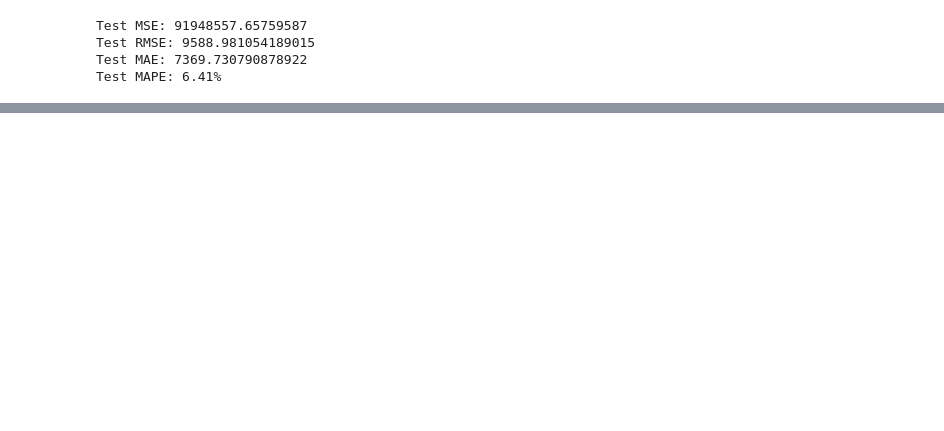
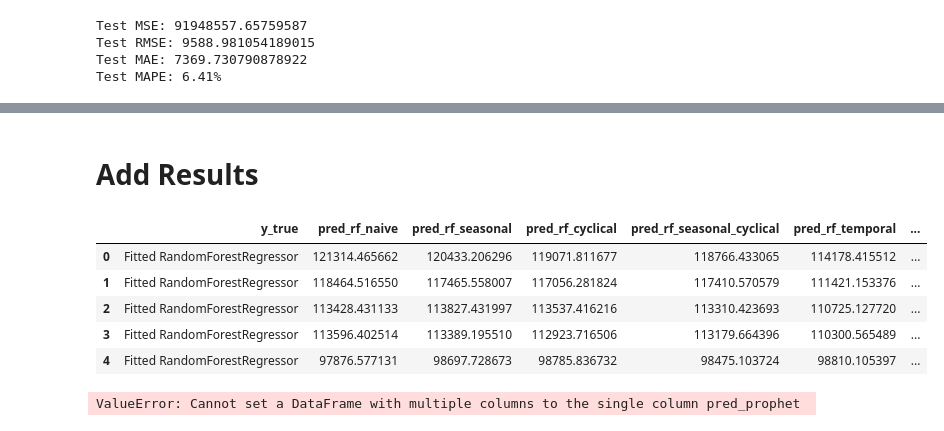
Before and after one commit to tommysalva/ml_proj, a Jupyter notebook: time_series.ipynb, the cells around one changed output, grey strips where cells are left out. Cells and saved outputs as stored; diff of their text form; code cells hidden in the pictures; blank space fills up the shorter version.

Commit message:
add time-series preds to csv

```diff
--- a/time_series.ipynb
+++ b/time_series.ipynb
@@ -162 +162,19 @@ plt.show()
 [figure]
+# %% [markdown]
+# Add Results
+# %%
+predictions = pd.read_csv("predictions.csv")
+# %%
+predictions.head()
+# %% [output]
+|  | y_true | pred_rf_naive | pred_rf_seasonal | pred_rf_cyclical | pred_rf_seasonal_cyclical | pred_rf_temporal | ... |
+| 0 | Fitted RandomForestRegressor | 121314.465662 | 120433.206296 | 119071.811677 | 118766.433065 | 114178.415512 | ... |
+| 1 | Fitted RandomForestRegressor | 118464.516550 | 117465.558007 | 117056.281824 | 117410.570579 | 111421.153376 | ... |
+| 2 | Fitted RandomForestRegressor | 113428.431133 | 113827.431997 | 113537.416216 | 113310.423693 | 110725.127720 | ... |
+| 3 | Fitted RandomForestRegressor | 113596.402514 | 113389.195510 | 112923.716506 | 113179.664396 | 110300.565489 | ... |
+| 4 | Fitted RandomForestRegressor | 97876.577131 | 98697.728673 | 98785.836732 | 98475.103724 | 98810.105397 | ... |
+# %%
+predictions['pred_sarima'] = sarima_preds
+predictions['pred_prophet'] = prophet_preds
+# %% [output]
+ValueError: Cannot set a DataFrame with multiple columns to the single column pred_prophet
```
Also changed, not shown: parts of 3 cells of this notebook, 1 other file.
